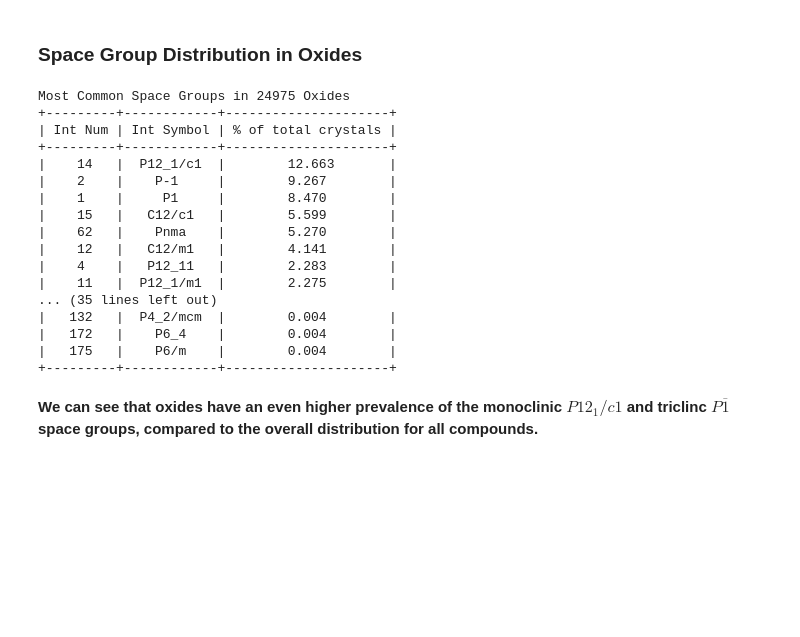
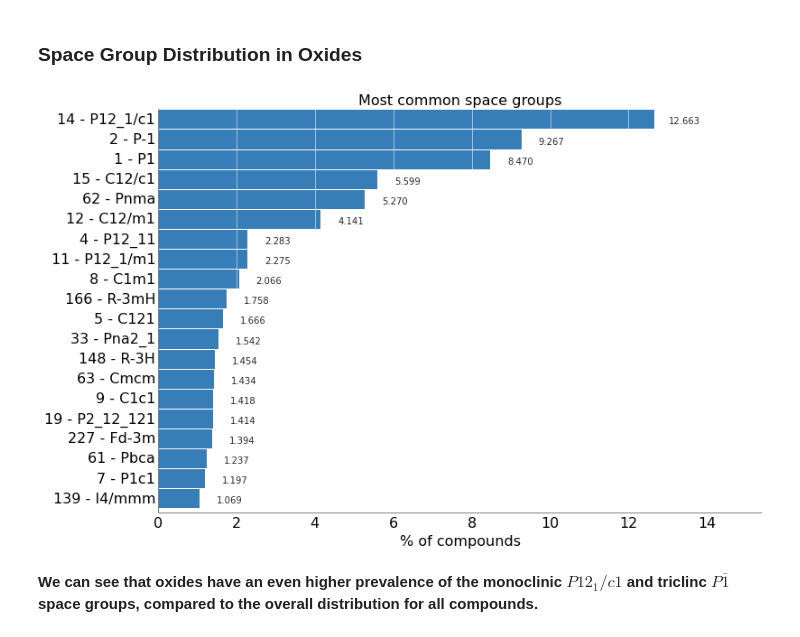
Before and after one commit to materialsvirtuallab/nano106, a Jupyter notebook: lectures/lecture_5_the_230_space_groups/Datamining the Materials Project for Space Group statistics.ipynb, the cells around one changed output. Cells and saved outputs as stored; diff of their text form; code cells hidden in the pictures; blank space fills up the shorter version.

```diff
--- a/lectures/lecture_5_the_230_space_groups/Datamining the Materials Project for Space Group statistics.ipynb
+++ b/lectures/lecture_5_the_230_space_groups/Datamining the Materials Project for Space Group statistics.ipynb
@@ -102,36 +91,16 @@ import itertools
 sdata = sorted(data, key=get_chemistry)
 grouped_data = {chem: list(d) for chem, d in itertools.groupby(sdata, key=get_chemistry)}
 # %%
-def print_table(chemistry):
+def make_plots(chemistry):
     sgnums = [d["spacegroup.number"] for d in grouped_data[chemistry]]
     hist, bins = np.histogram(sgnums, bins=np.arange(0.5, 231.5, 1), normed=True)
-    print "Most Common Space Groups in %d %ss" % (len(sgnums), chemistry)
-    print make_table(hist, True)
-    print
-    print "Least Common Space Groups in %d %ss" % (len(sgnums), chemistry)
-    print make_table(hist, False)
+    make_plot(hist)
 # %% [markdown]
 ### Space Group Distribution in Oxides
 # %%
-print_table("Oxide")
+make_plots("Oxide")
 # %% [output]
-Most Common Space Groups in 24975 Oxides
-+---------+------------+---------------------+
-| Int Num | Int Symbol | % of total crystals |
-+---------+------------+---------------------+
-|    14   |  P12_1/c1  |        12.663       |
-|    2    |    P-1     |        9.267        |
-|    1    |     P1     |        8.470        |
-|    15   |   C12/c1   |        5.599        |
-|    62   |    Pnma    |        5.270        |
-|    12   |   C12/m1   |        4.141        |
-|    4    |   P12_11   |        2.283        |
-|    11   |  P12_1/m1  |        2.275        |
-... (35 lines left out)
-|   132   |  P4_2/mcm  |        0.004        |
-|   172   |    P6_4    |        0.004        |
-|   175   |    P6/m    |        0.004        |
-+---------+------------+---------------------+
+[figure, added]
 # %% [markdown]
 **We can see that oxides have an even higher prevalence of the monoclinic $P12_1/c1$ and triclinc $P\overline{1}$ space groups, compared to the overall distribution for all compounds.**
 # %% [markdown]
```
Also changed, not shown: parts of 5 cells of this notebook.
